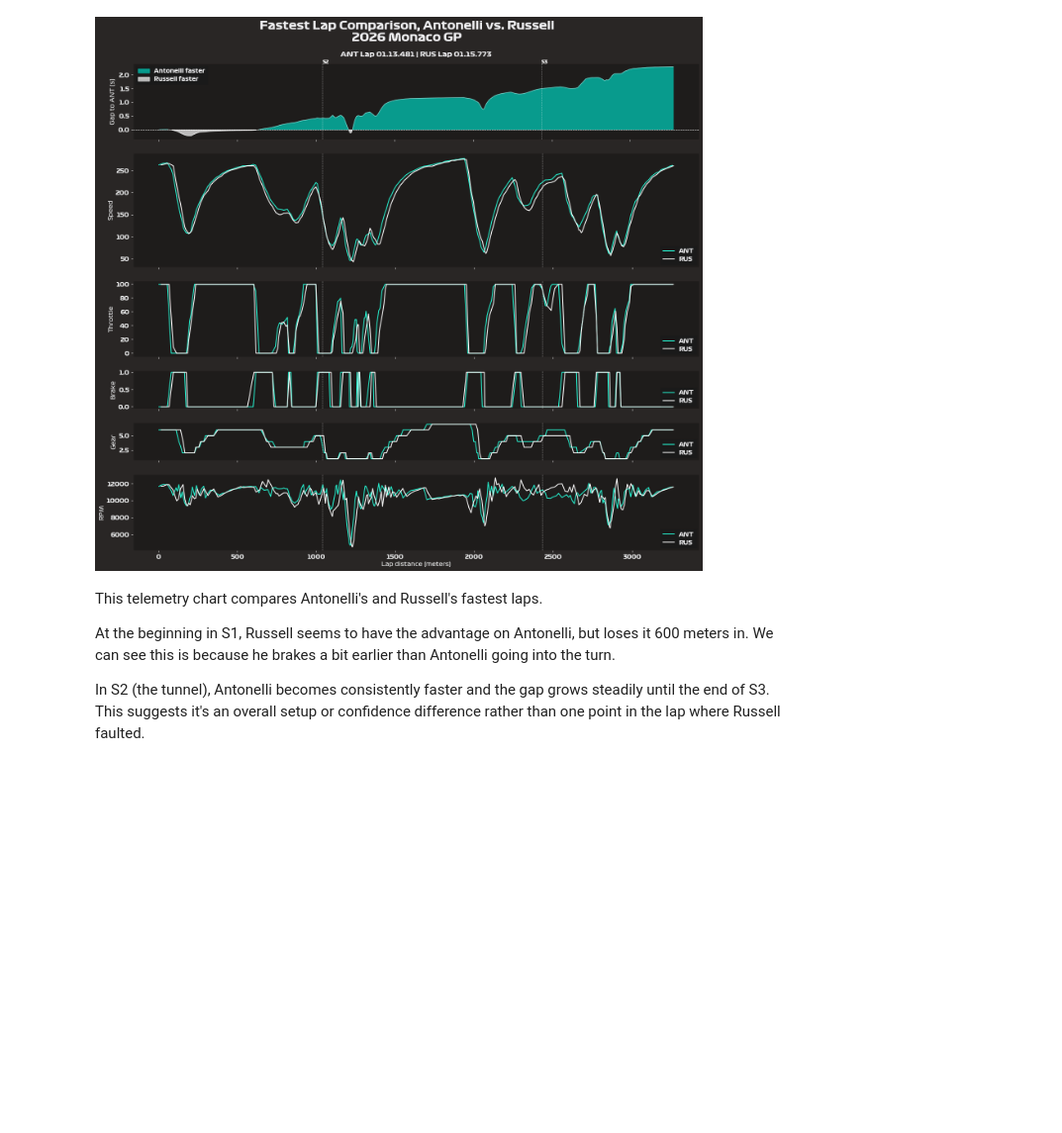
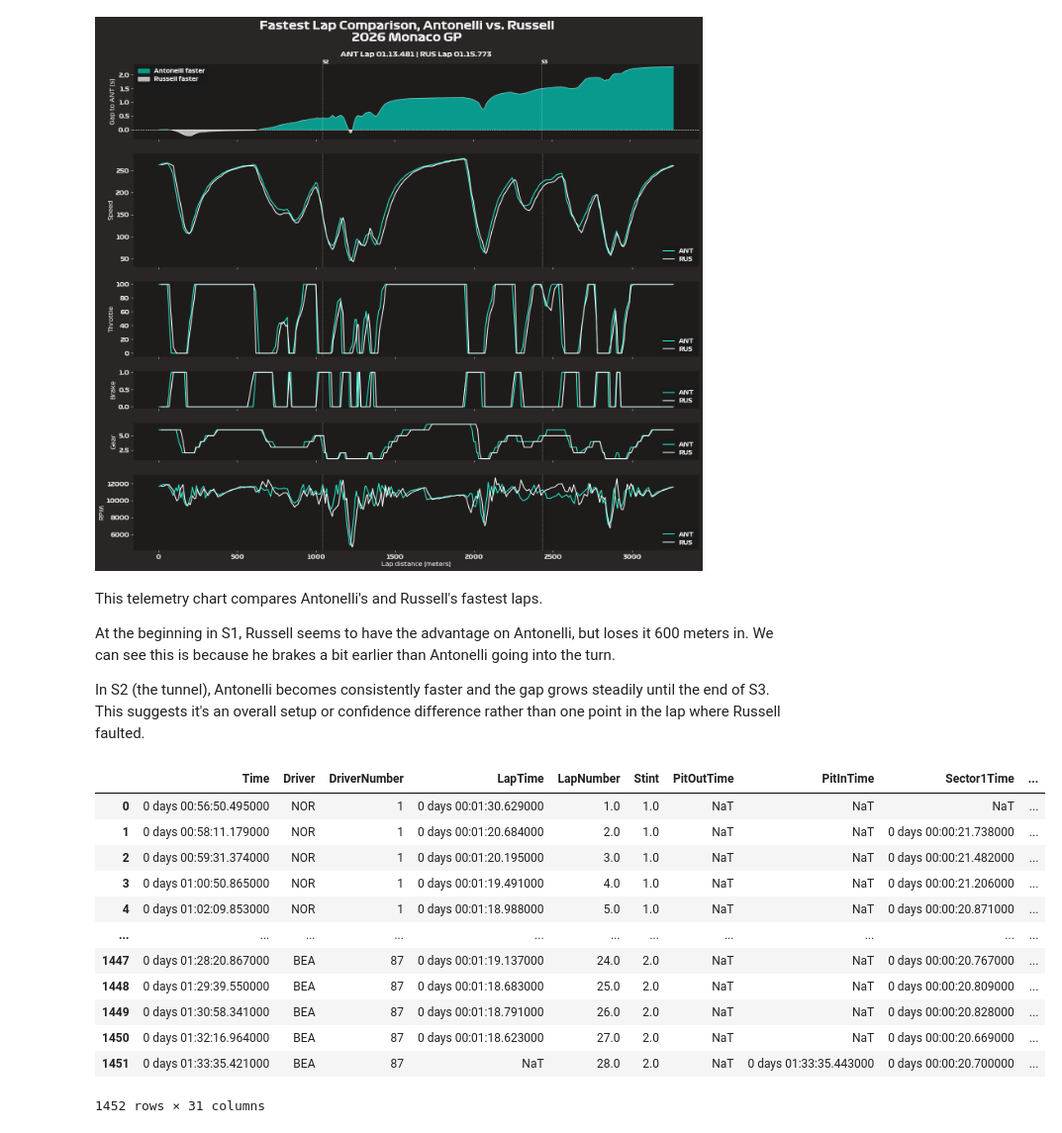
Before and after one commit to billtaing/Formula-1-Data-Science, a Jupyter notebook: monaco_gp_2026.ipynb, the cells around one changed output. Shown at 99% size. Cells and saved outputs as stored; diff of their text form; code cells hidden in the pictures; blank space fills up the shorter version.

```diff
--- a/monaco_gp_2026.ipynb
+++ b/monaco_gp_2026.ipynb
@@ -204,3 +205,19 @@ This telemetry chart compares Antonelli's and Russell's fastest laps.
 At the beginning in S1, Russell seems to have the advantage on Antonelli, but loses it 600 meters in. We can see this is because he brakes a bit earlier than Antonelli going into the turn.
 
 In S2 (the tunnel), Antonelli becomes consistently faster and the gap grows steadily until the end of S3. This suggests it's an overall setup or confidence difference rather than one point in the lap where Russell faulted.
+# %%
+monaco_race.laps
+# %% [output]
+|  | Time | Driver | DriverNumber | LapTime | LapNumber | Stint | PitOutTime | PitInTime | Sector1Time | ... |
+| 0 | 0 days 00:56:50.495000 | NOR | 1 | 0 days 00:01:30.629000 | 1.0 | 1.0 | NaT | NaT | NaT | ... |
+| 1 | 0 days 00:58:11.179000 | NOR | 1 | 0 days 00:01:20.684000 | 2.0 | 1.0 | NaT | NaT | 0 days 00:00:21.738000 | ... |
+| 2 | 0 days 00:59:31.374000 | NOR | 1 | 0 days 00:01:20.195000 | 3.0 | 1.0 | NaT | NaT | 0 days 00:00:21.482000 | ... |
+| 3 | 0 days 01:00:50.865000 | NOR | 1 | 0 days 00:01:19.491000 | 4.0 | 1.0 | NaT | NaT | 0 days 00:00:21.206000 | ... |
+| 4 | 0 days 01:02:09.853000 | NOR | 1 | 0 days 00:01:18.988000 | 5.0 | 1.0 | NaT | NaT | 0 days 00:00:20.871000 | ... |
+| ... | ... | ... | ... | ... | ... | ... | ... | ... | ... | ... |
+| 1447 | 0 days 01:28:20.867000 | BEA | 87 | 0 days 00:01:19.137000 | 24.0 | 2.0 | NaT | NaT | 0 days 00:00:20.767000 | ... |
+| 1448 | 0 days 01:29:39.550000 | BEA | 87 | 0 days 00:01:18.683000 | 25.0 | 2.0 | NaT | NaT | 0 days 00:00:20.809000 | ... |
+| 1449 | 0 days 01:30:58.341000 | BEA | 87 | 0 days 00:01:18.791000 | 26.0 | 2.0 | NaT | NaT | 0 days 00:00:20.828000 | ... |
+| 1450 | 0 days 01:32:16.964000 | BEA | 87 | 0 days 00:01:18.623000 | 27.0 | 2.0 | NaT | NaT | 0 days 00:00:20.669000 | ... |
+| 1451 | 0 days 01:33:35.421000 | BEA | 87 | NaT | 28.0 | 2.0 | NaT | 0 days 01:33:35.443000 | 0 days 00:00:20.700000 | ... |
+1452 rows × 31 columns
```
Also changed, not shown: parts of 4 cells of this notebook, 1 other file.
